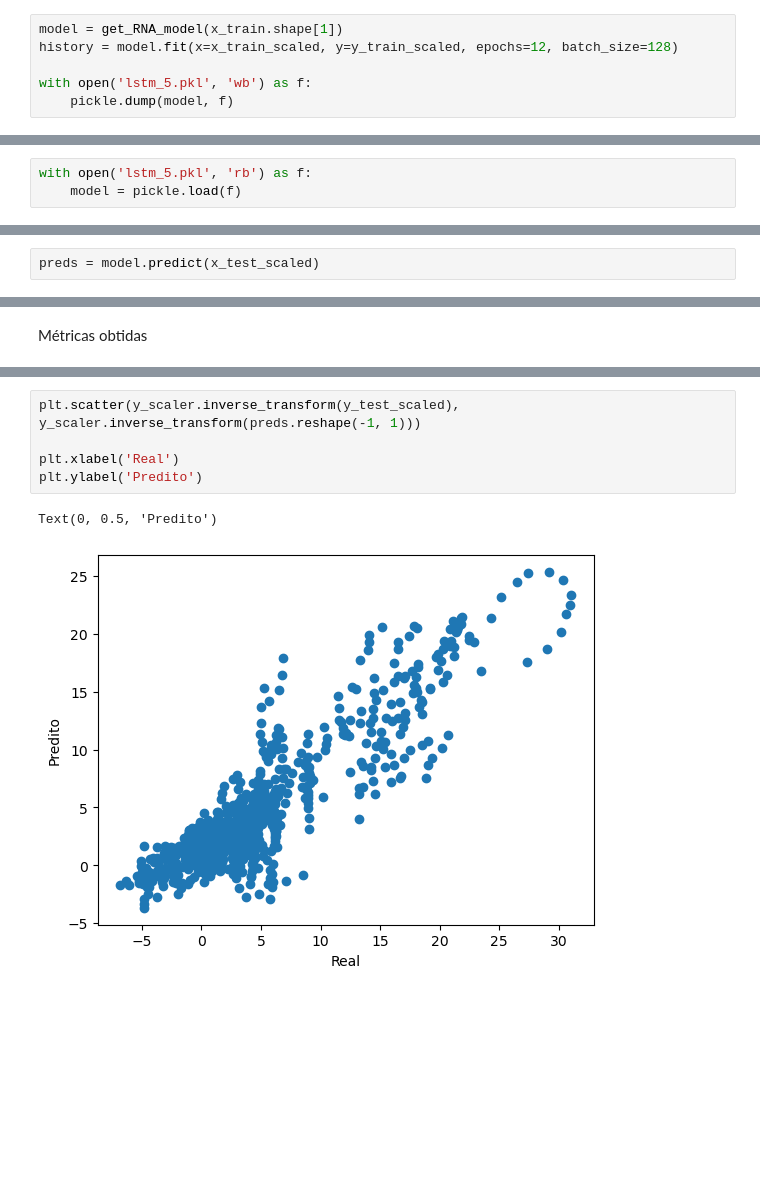
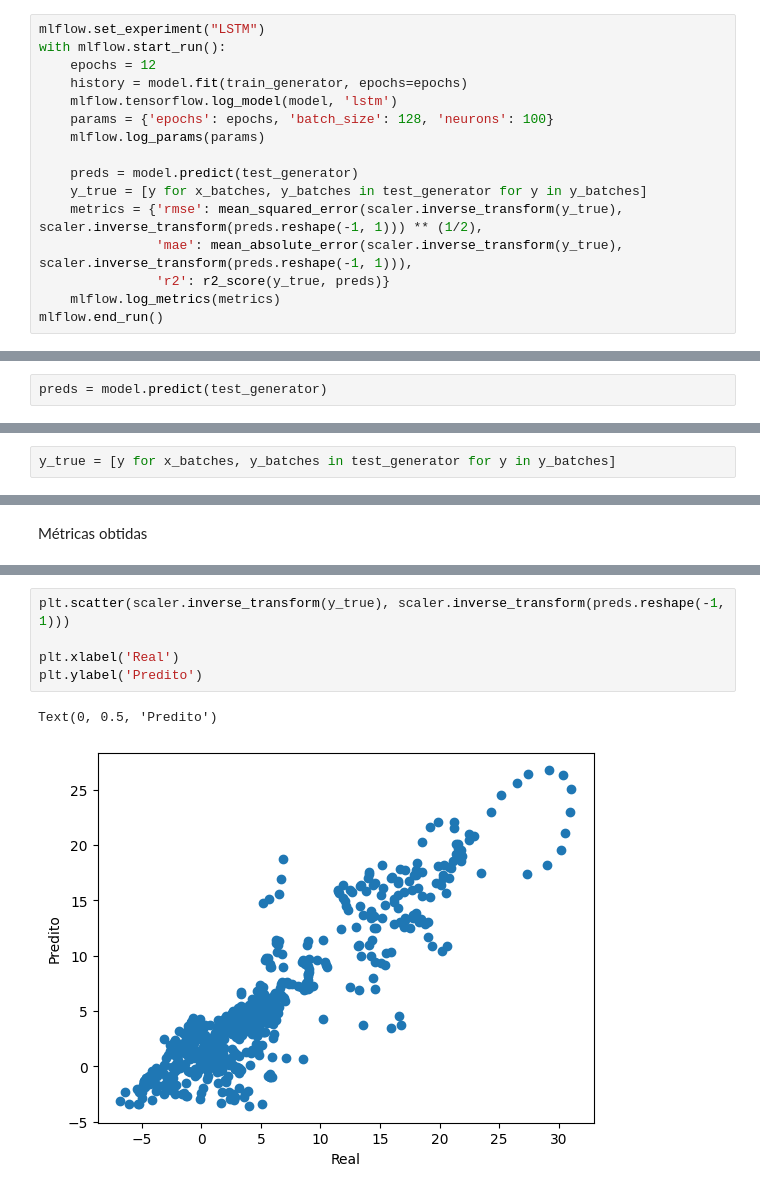
Before and after one commit to ddrc1/desafio_fiec, a Jupyter notebook: notebook_final.ipynb, the cells around one changed output, grey strips where cells are left out. Saved outputs shown, nothing was run; the diff lists cells and outputs as text; blank space fills up the shorter version.

```diff
--- a/notebook_final.ipynb
+++ b/notebook_final.ipynb
@@ -449,9 +498,19 @@ def get_RNA_model(n_inputs):
 # %% [markdown]
 model = Execução do modelo
 # %%
-model = get_RNA_model(x_train.shape[1])
-history = model.fit(x=x_train_scaled, y=y_train_scaled, epochs=12, batch_size=128)
+mlflow.set_experiment("LSTM")
+with mlflow.start_run():
+    epochs = 12
+    history = model.fit(train_generator, epochs=epochs)
+    mlflow.tensorflow.log_model(model, 'lstm')
+    params = {'epochs': epochs, 'batch_size': 128, 'neurons': 100}
+    mlflow.log_params(params)
 
-with open('lstm_5.pkl', 'wb') as f:
-    pickle.dump(model, f)
+    preds = model.predict(test_generator)
+    y_true = [y for x_batches, y_batches in test_generator for y in y_batches]
+    metrics = {'rmse': mean_squared_error(scaler.inverse_transform(y_true), scaler.inverse_transform(preds.reshape(-1, 1))) ** (1/2),
+               'mae': mean_absolute_error(scaler.inverse_transform(y_true), scaler.inverse_transform(preds.reshape(-1, 1))),
+               'r2': r2_score(y_true, preds)}
+    mlflow.log_metrics(metrics)
+mlflow.end_run()
 # %% [output]
@@ -475,8 +522,5 @@ Epoch 12/12
-# %%
-with open('lstm_5.pkl', 'rb') as f:
-    model = pickle.load(f)
 # %% [markdown]
 Predição
 # %%
-preds = model.predict(x_test_scaled)
+preds = model.predict(test_generator)
 # %% [output]
@@ -484,3 +528,5 @@ preds = model.predict(x_test_scaled)
+# %%
+y_true = [y for x_batches, y_batches in test_generator for y in y_batches]
 # %% [markdown]
 Comparação dos valores preditos com os reais
 # %%
@@ -507,8 +553,8 @@ R2=-0.4714435994618582
 # %%
-plt.scatter(y_scaler.inverse_transform(y_test_scaled), y_scaler.inverse_transform(preds.reshape(-1, 1)))
+plt.scatter(scaler.inverse_transform(y_true), scaler.inverse_transform(preds.reshape(-1, 1)))
 
 plt.xlabel('Real')
 plt.ylabel('Predito')
 # %% [output]
 Text(0, 0.5, 'Predito')
-[figure, old version]
+[figure, new version]
```
Also changed, not shown: parts of 15 cells of this notebook, 1 other file.
